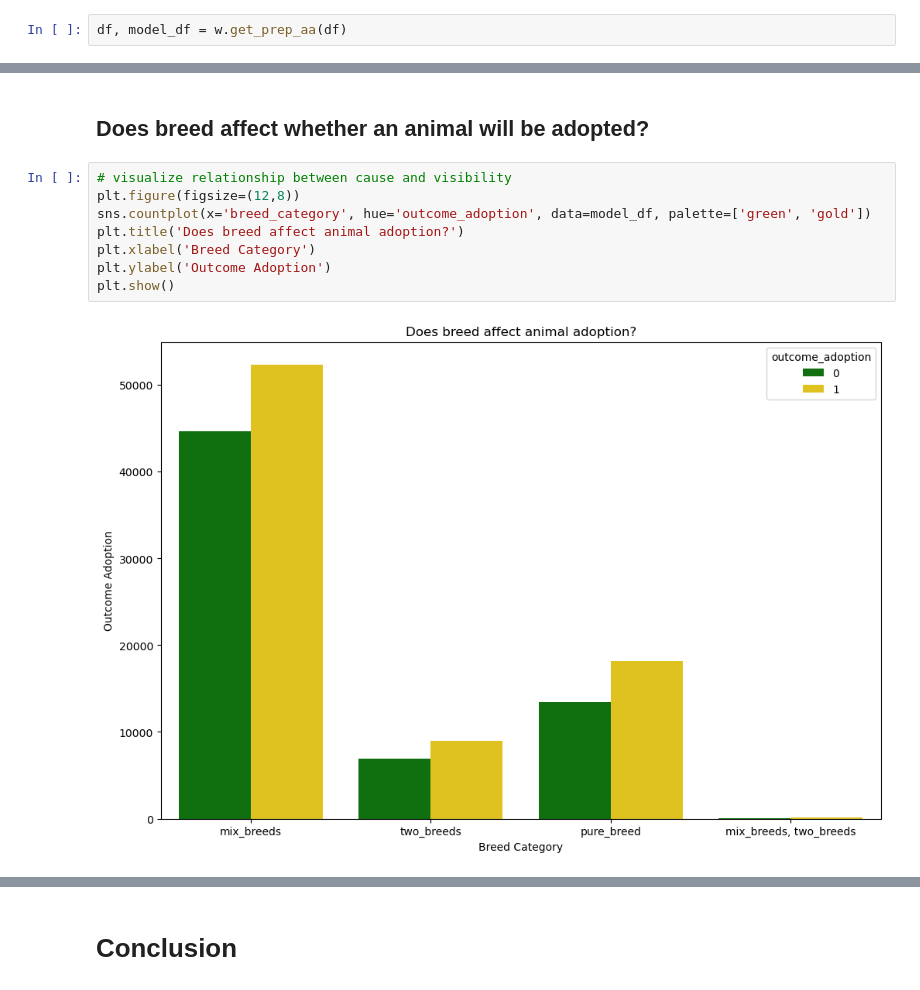
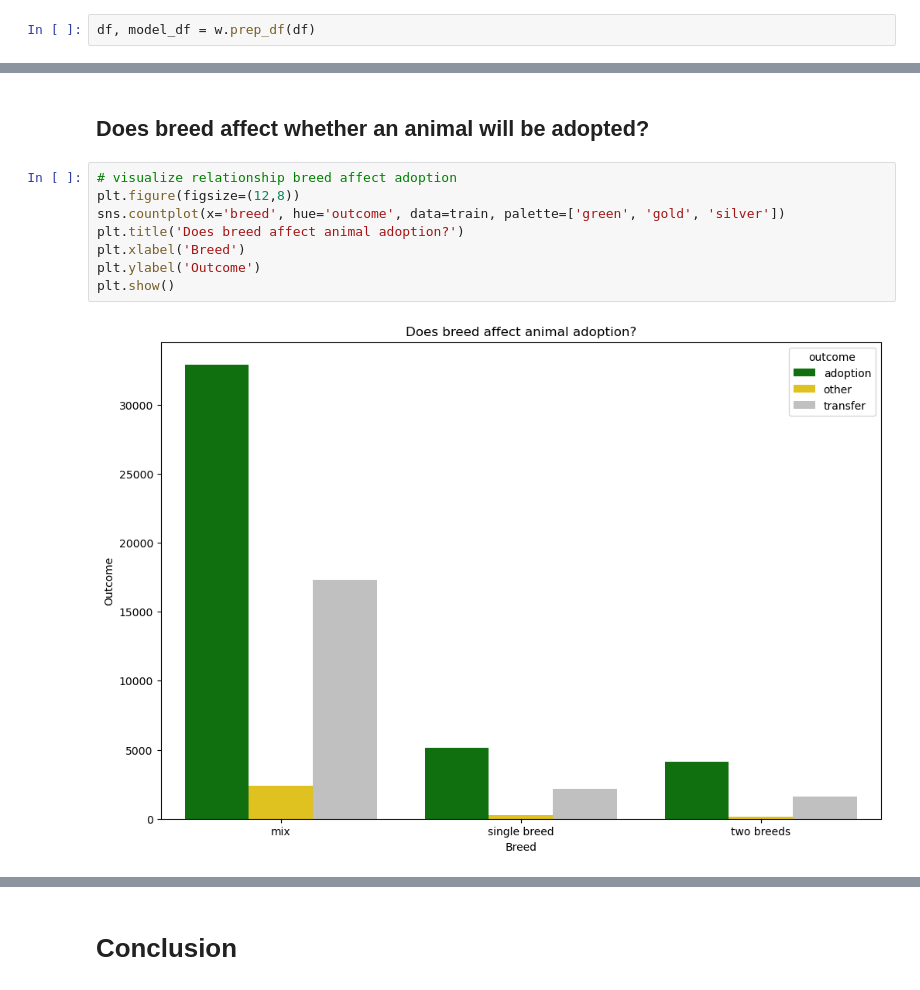
Before and after one commit to pound-puppies/animal-advocacy, a Jupyter notebook: bo_explore.ipynb, the cells around one changed output, grey strips where cells are left out. Drawn from its saved outputs; the diff is of its cells as text.

```diff
--- a/bo_explore.ipynb
+++ b/bo_explore.ipynb
@@ -281,7 +98,7 @@ df = merged_data
 # %% [markdown]
 # Prepare
 # %%
-df, model_df = w.get_prep_aa(df)
+df, model_df = w.prep_df(df)
 # %%
 df.head()
 # %% [output]
@@ -360,12 +177,12 @@ test -> (28926, 20), 20.0%
 # %% [markdown]
 ## Does breed affect whether an animal will be adopted?
 # %%
-# visualize relationship between cause and visibility
+# visualize relationship breed affect adoption
 plt.figure(figsize=(12,8))
-sns.countplot(x='breed_category', hue='outcome_adoption', data=model_df, palette=['green', 'gold'])
+sns.countplot(x='breed', hue='outcome', data=train, palette=['green', 'gold', 'silver'])
 plt.title('Does breed affect animal adoption?')
-plt.xlabel('Breed Category')
-plt.ylabel('Outcome Adoption')
+plt.xlabel('Breed')
+plt.ylabel('Outcome')
 plt.show()
 # %% [output]
-[figure, old version]
+[figure, new version]
```
Also changed, not shown: parts of 11 cells of this notebook.
